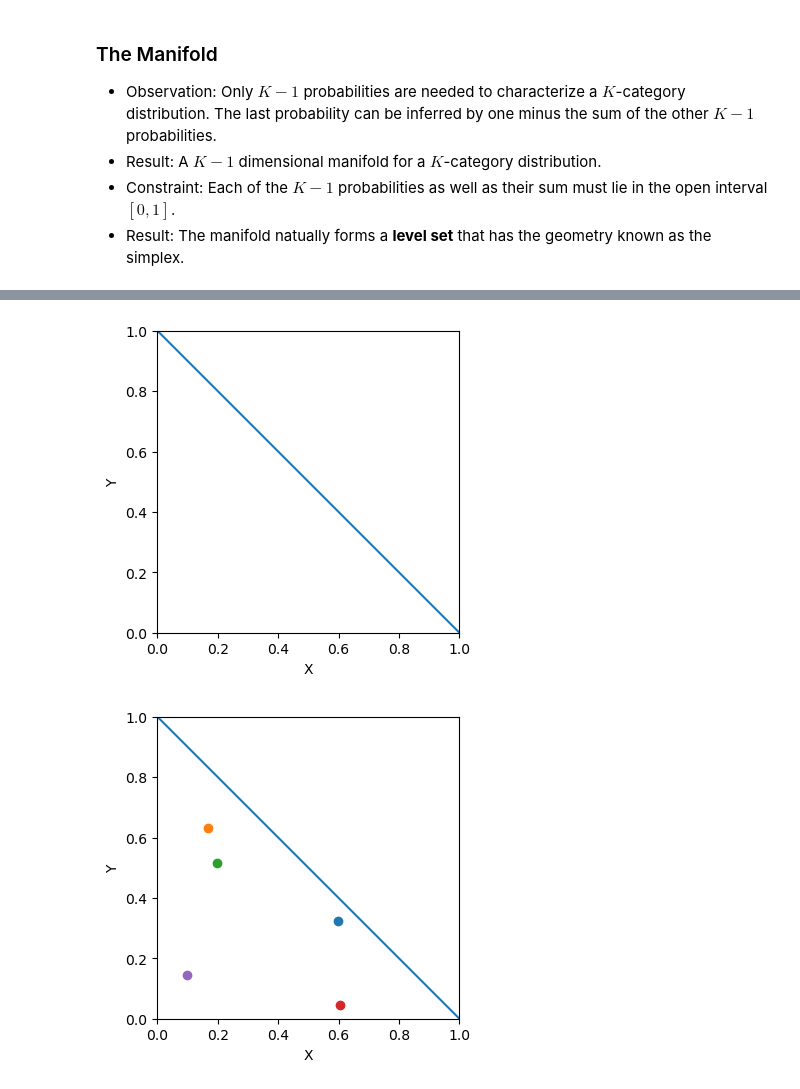
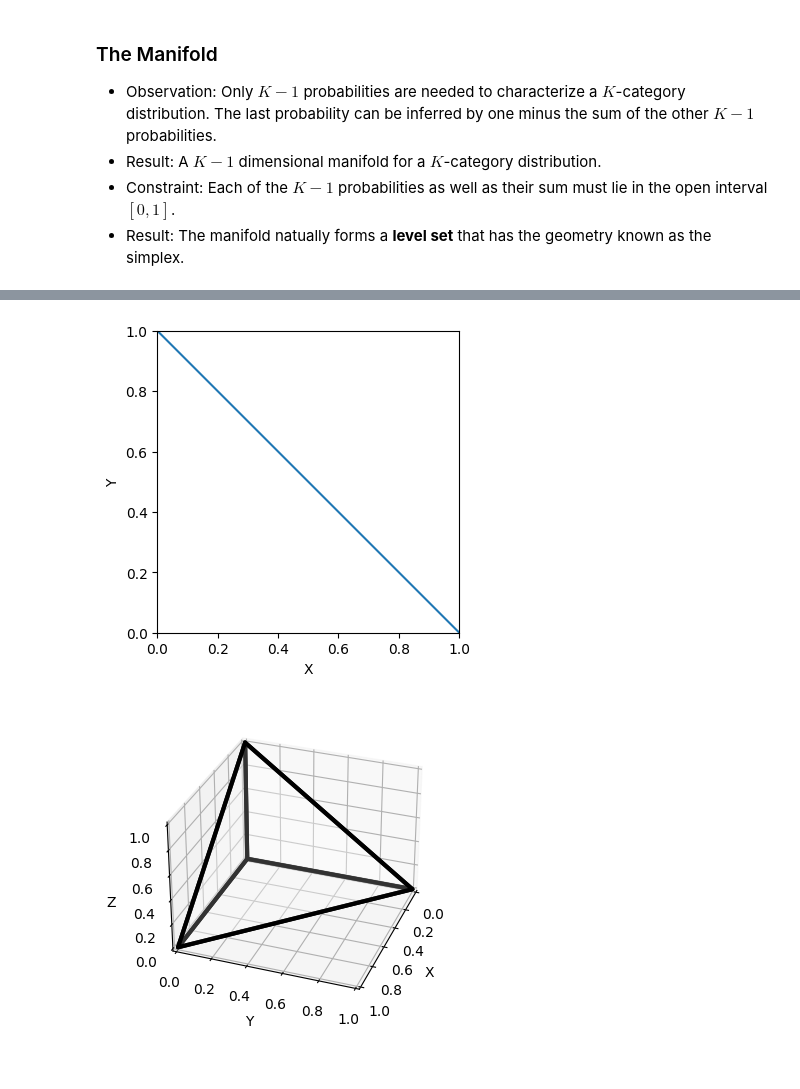
Before and after one commit to geometric-intelligence/ece594n, a Jupyter notebook: hw1-geomviz/CategoricalDistributionsManifold.ipynb, the cells around one changed output, grey strips where cells are left out. Saved outputs shown, nothing was run; the diff lists cells and outputs as text; code cells hidden in the pictures.

```diff
--- a/hw1-geomviz/CategoricalDistributionsManifold.ipynb
+++ b/hw1-geomviz/CategoricalDistributionsManifold.ipynb
@@ -24,22 +31,14 @@ Examples:
 # %%
-# Plot the Manifold with dimension 3
+# Plot the Manifold with dimension 2 and 3
 import CategoricalDistributionsManifold
+import numpy as np
 import importlib
 importlib.reload(CategoricalDistributionsManifold)
-M = CategoricalDistributionsManifold.CategoricalDistributionsManifold(dim = 2)
-M.plot()
+M2 = CategoricalDistributionsManifold.CategoricalDistributionsManifold(dim = 2)
+M3 = CategoricalDistributionsManifold.CategoricalDistributionsManifold(dim = 3)
+
+M2.plot()
+M3.plot()
 # %% [output]
 [figure]
+[figure, added]
-# %%
-# Plot the 3D manifold with random points
-from geomstats.information_geometry.categorical import CategoricalDistributions, CategoricalMetric
-import numpy as np
-import importlib
-importlib.reload(CategoricalDistributionsManifold)
-dist = CategoricalDistributions(dim = 2)
-points = dist.random_point(n_samples=5)
-M.set_points(points)
-M.plot()
-M.clear_points()
-# %% [output]
-[figure, removed]
```
Also changed, not shown: parts of 6 cells of this notebook, 1 other file.
